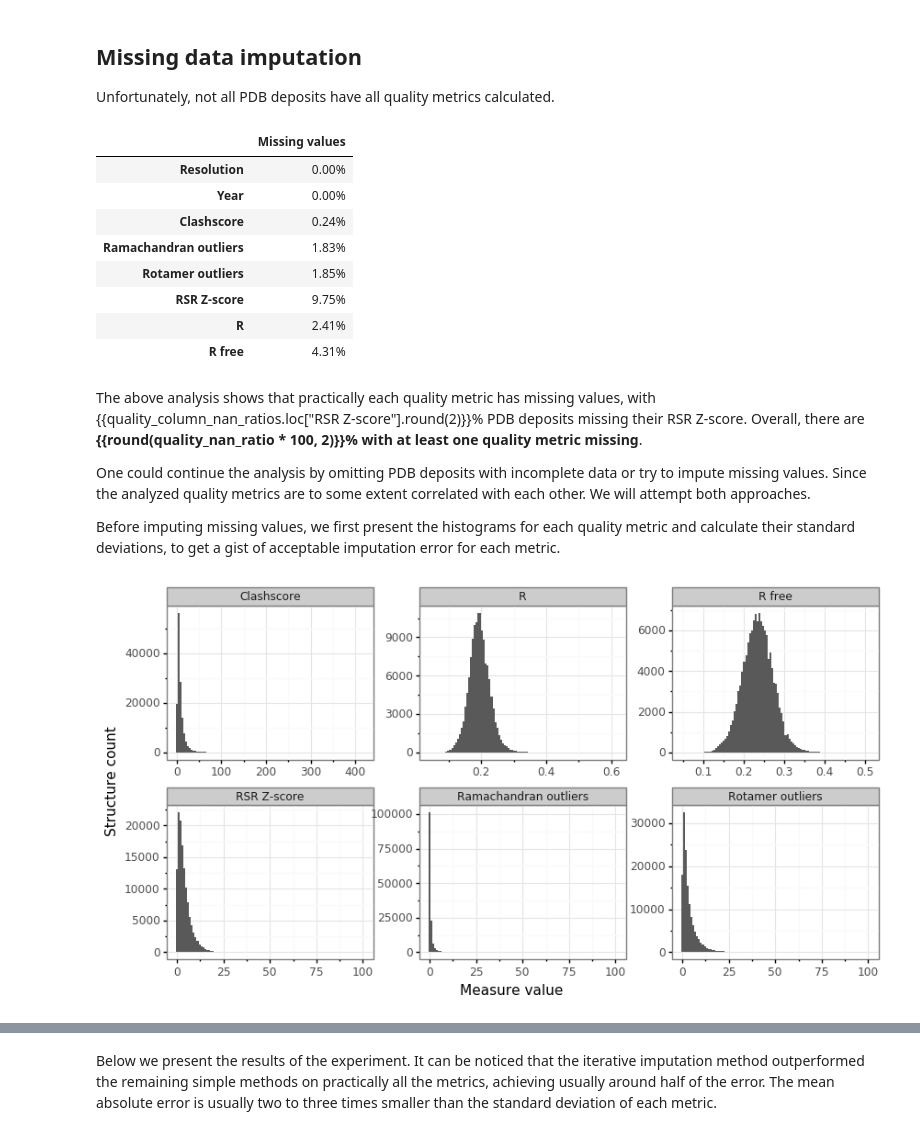
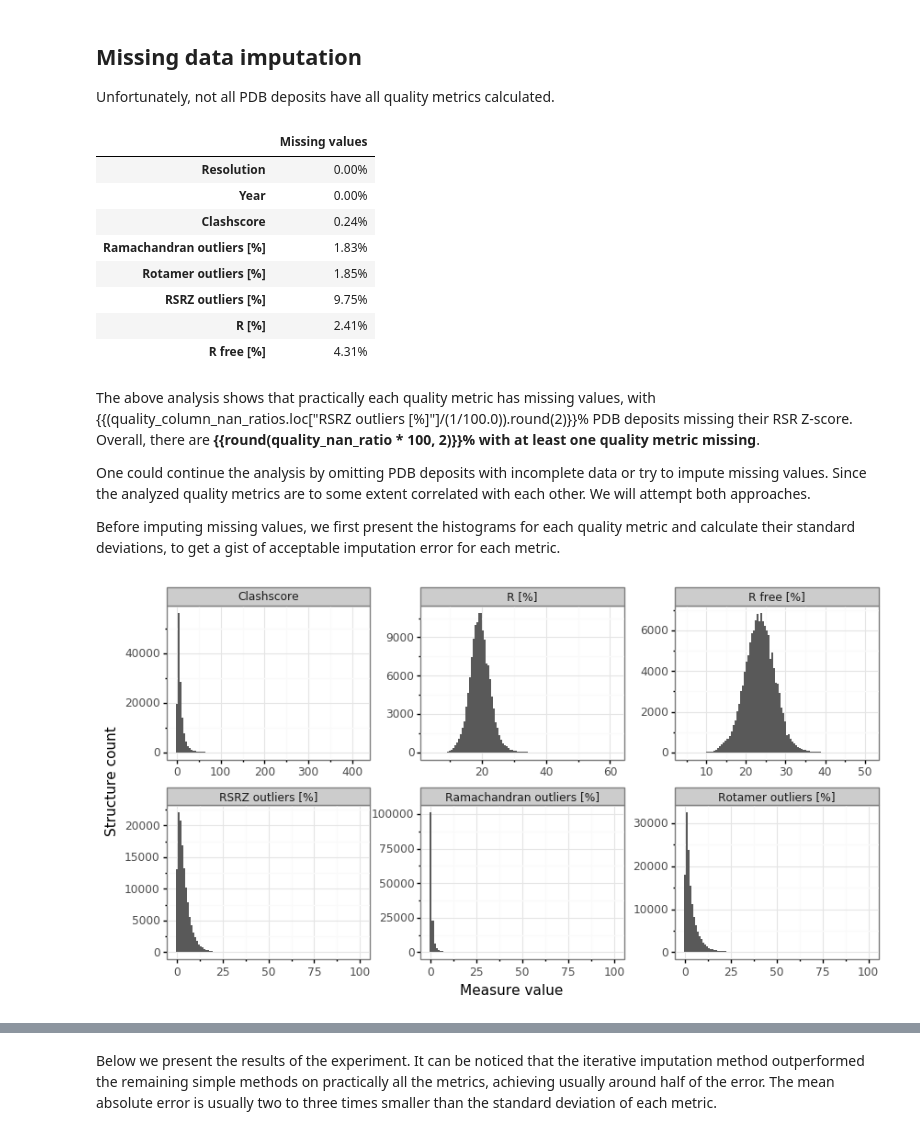
Before and after one commit to dabrze/pdb_structure_quality, a Jupyter notebook: PDB analysis.ipynb, the cells around one changed output, grey strips where cells are left out. Cells and saved outputs as stored; diff of their text form; code cells hidden in the pictures.

```diff
--- a/PDB analysis.ipynb
+++ b/PDB analysis.ipynb
@@ -99,9 +101,13 @@ def clean_quality_data(df):
 
     cleaned_df.loc[:, "Year"] = cleaned_df.loc[:, "Deposition date"].apply(str).str.slice(stop=4).apply(int)
     cleaned_df.loc[:, "Deposition date"] = pd.to_datetime(cleaned_df.loc[:, "Deposition date"], format="%Y-%m-%d", errors='ignore').dt.date
+    cleaned_df.loc[:, "Contains protein"] = (cleaned_df.loc[:, "Protein residues"] != 0) | ~(cleaned_df.loc[:, "Ramachandran outliers [%]"].isna())
+    cleaned_df.loc[:, "R [%]"] = cleaned_df.loc[:, "R"] * 100
+    cleaned_df.loc[:, "R free [%]"] = cleaned_df.loc[:, "R free"] * 100
     cleaned_df.loc[:, "Contains protein"] = cleaned_df.loc[:, "Protein residues"] != 0
-    cleaned_df = cleaned_df.drop(["Protein residues", "Nucleic acids residues"], axis=1)
+    cleaned_df = cleaned_df.drop(["Protein residues", "Nucleic acids residues", "R", "R free"], axis=1)
 
+    cleaned_df.loc[cleaned_df.Journal.isna(), "Journal"] = "TO BE PUBLISHED"
     cleaned_df.loc[:, "Journal"] = cleaned_df.loc[:, "Journal"].str.upper()
     cleaned_df.loc[:, "Journal"] = cleaned_df.loc[:, "Journal"].str.replace(".", " ", regex=False)
     cleaned_df.loc[:, "Journal"] = cleaned_df.loc[:, "Journal"].str.replace(",", " ", regex=False)
@@ -257,8 +264,8 @@ The entire process of data cleaning (disappearing journals, levenstein distance,
 
 Unfortunately, not all PDB deposits have all quality metrics calculated.
 # %%
-quality_metrics_df = full_quality_df.loc[:, ["Resolution", "Year", "Clashscore", "Ramachandran outliers",
-                                             "Rotamer outliers", "RSR Z-score", "R", "R free"]]
+quality_metrics_df = full_quality_df.loc[:, ["Resolution", "Year", "Clashscore", "Ramachandran outliers [%]",
+                                             "Rotamer outliers [%]", "RSRZ outliers [%]", "R [%]", "R free [%]"]]
 quality_column_nan_ratios = quality_metrics_df.isna().sum() / quality_metrics_df.shape[0]
 display(quality_column_nan_ratios.to_frame(name="Missing values").style.format('{:.2%}'))
 
@@ -273,13 +280,13 @@ quality_nan_ratio = 1 - quality_not_nan_ratio
 | Resolution | 0.00% |
 | Year | 0.00% |
 | Clashscore | 0.24% |
-| Ramachandran outliers | 1.83% |
-| Rotamer outliers | 1.85% |
-| RSR Z-score | 9.75% |
-| R | 2.41% |
-| R free | 4.31% |
+| Ramachandran outliers [%] | 1.83% |
+| Rotamer outliers [%] | 1.85% |
+| RSRZ outliers [%] | 9.75% |
+| R [%] | 2.41% |
+| R free [%] | 4.31% |
 # %% [markdown]
-The above analysis shows that practically each quality metric has missing values, with {{quality_column_nan_ratios.loc["RSR Z-score"].round(2)}}% PDB deposits missing their RSR Z-score. Overall, there are **{{round(quality_nan_ratio * 100, 2)}}% with at least one quality metric missing**.
+The above analysis shows that practically each quality metric has missing values, with {{(quality_column_nan_ratios.loc["RSRZ outliers [%]"]/(1/100.0)).round(2)}}% PDB deposits missing their RSR Z-score. Overall, there are **{{round(quality_nan_ratio * 100, 2)}}% with at least one quality metric missing**.
 
 One could continue the analysis by omitting PDB deposits with incomplete data or try to impute missing values. Since the analyzed quality metrics are to some extent correlated with each other. We will attempt both approaches.
 
@@ -287,22 +294,22 @@ Before imputing missing values, we first present the histograms for each quality
 # %%
 with warnings.catch_warnings():
     warnings.simplefilter("ignore")
     df_plot = pd.melt(full_quality_df, id_vars=None,
-                      value_vars=["Clashscore", "R", "R free", "RSR Z-score",
-                                  "Ramachandran outliers", "Rotamer outliers"])
+                      value_vars=["Clashscore", "R [%]", "R free [%]", "RSRZ outliers [%]",
+                                  "Ramachandran outliers [%]", "Rotamer outliers [%]"])
 
     p = ggplot(aes(x='value'), df_plot) + \
         geom_histogram(bins=100) + \
         theme_bw() + \
         facet_wrap("~variable", ncol=3, scales="free") + \
         ylab("Structure count") +\
         xlab("Measure value") +\
-        theme(figure_size=(10, 5), panel_spacing_x=0.5,
+        theme(figure_size=(10, 5), panel_spacing_x=0.55,
               panel_spacing_y=0.3, legend_position="none")
 
     p.draw();
 # %% [output]
-[figure, old version]
+[figure, new version]
 # %%
 display(quality_not_nan_df.std().to_frame(name="Standard deviation").style.format("{:.3f}"))
 # %% [output]
```
Also changed, not shown: parts of 35 cells of this notebook, 9 other files.
